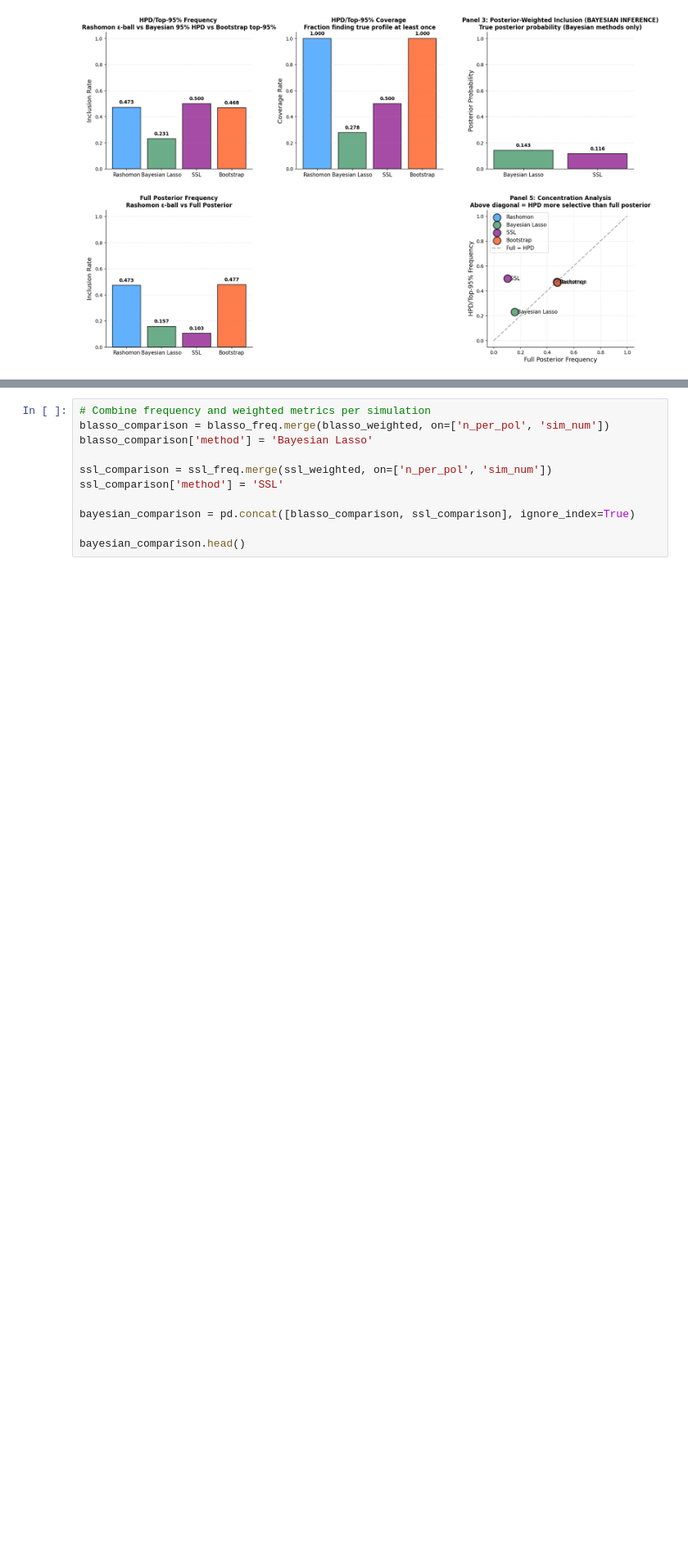
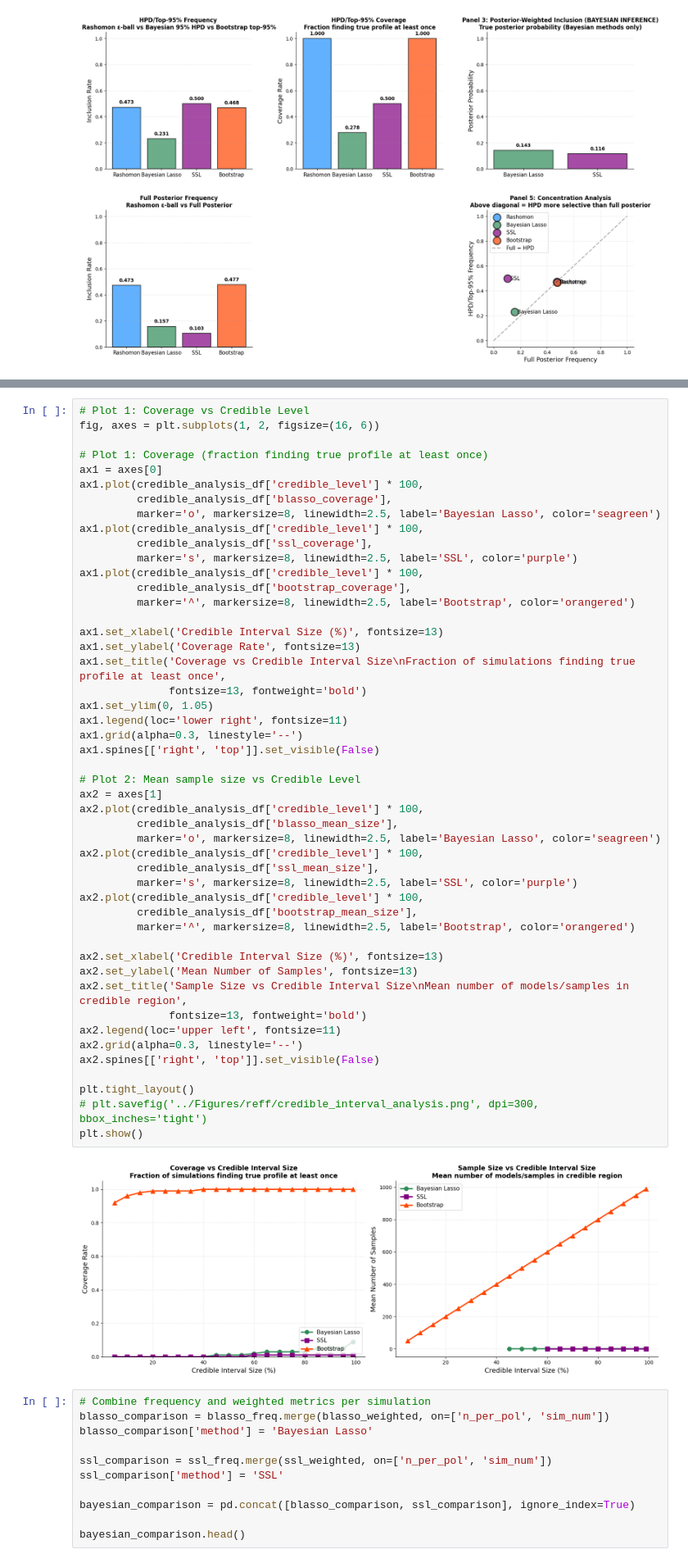
Before and after one commit to AparaV/rashomon-partition-sets, a Jupyter notebook: Code/analyze_posterior_comparison.ipynb, the cells around one changed output, grey strips where cells are left out. Shown at 82% size. Drawn from its saved outputs; the diff is of its cells as text; blank space fills up the shorter version.

Commit message:
Plotting

```diff
--- a/Code/analyze_posterior_comparison.ipynb
+++ b/Code/analyze_posterior_comparison.ipynb
@@ -739,3 +886,53 @@ plt.show()
+# %%
+# Plot 1: Coverage vs Credible Level
+fig, axes = plt.subplots(1, 2, figsize=(16, 6))
+
+# Plot 1: Coverage (fraction finding true profile at least once)
+ax1 = axes[0]
+ax1.plot(credible_analysis_df['credible_level'] * 100,
+         credible_analysis_df['blasso_coverage'],
+         marker='o', markersize=8, linewidth=2.5, label='Bayesian Lasso', color='seagreen')
+ax1.plot(credible_analysis_df['credible_level'] * 100,
+         credible_analysis_df['ssl_coverage'],
+         marker='s', markersize=8, linewidth=2.5, label='SSL', color='purple')
+ax1.plot(credible_analysis_df['credible_level'] * 100,
+         credible_analysis_df['bootstrap_coverage'],
+         marker='^', markersize=8, linewidth=2.5, label='Bootstrap', color='orangered')
+
+ax1.set_xlabel('Credible Interval Size (%)', fontsize=13)
+ax1.set_ylabel('Coverage Rate', fontsize=13)
+ax1.set_title('Coverage vs Credible Interval Size\nFraction of simulations finding true profile at least once',
+              fontsize=13, fontweight='bold')
+ax1.set_ylim(0, 1.05)
+ax1.legend(loc='lower right', fontsize=11)
+ax1.grid(alpha=0.3, linestyle='--')
+ax1.spines[['right', 'top']].set_visible(False)
+
+# Plot 2: Mean sample size vs Credible Level
+ax2 = axes[1]
+ax2.plot(credible_analysis_df['credible_level'] * 100,
+         credible_analysis_df['blasso_mean_size'],
+         marker='o', markersize=8, linewidth=2.5, label='Bayesian Lasso', color='seagreen')
+ax2.plot(credible_analysis_df['credible_level'] * 100,
+         credible_analysis_df['ssl_mean_size'],
+         marker='s', markersize=8, linewidth=2.5, label='SSL', color='purple')
+ax2.plot(credible_analysis_df['credible_level'] * 100,
+         credible_analysis_df['bootstrap_mean_size'],
+         marker='^', markersize=8, linewidth=2.5, label='Bootstrap', color='orangered')
+
+ax2.set_xlabel('Credible Interval Size (%)', fontsize=13)
+ax2.set_ylabel('Mean Number of Samples', fontsize=13)
+ax2.set_title('Sample Size vs Credible Interval Size\nMean number of models/samples in credible region',
+              fontsize=13, fontweight='bold')
+ax2.legend(loc='upper left', fontsize=11)
+ax2.grid(alpha=0.3, linestyle='--')
+ax2.spines[['right', 'top']].set_visible(False)
+
+plt.tight_layout()
+# plt.savefig('../Figures/reff/credible_interval_analysis.png', dpi=300, bbox_inches='tight')
+plt.show()
+# %% [output]
+[figure, added]
 # %%
 # Combine frequency and weighted metrics per simulation
 blasso_comparison = blasso_freq.merge(blasso_weighted, on=['n_per_pol', 'sim_num'])
```
Also changed, not shown: parts of 13 cells of this notebook.
